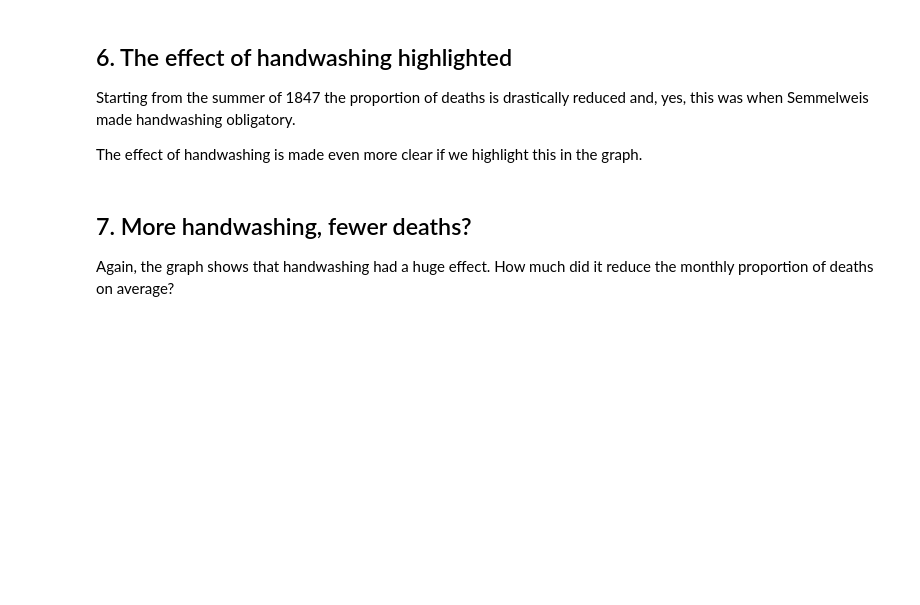
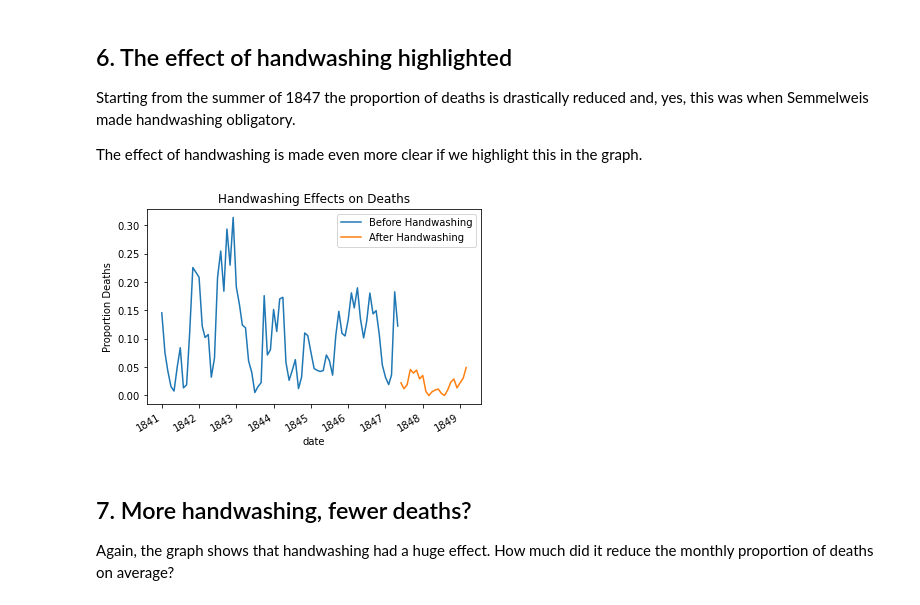
Before and after one commit to dawsonc96/Handwashing-Experiment, a Jupyter notebook: notebook.ipynb, the cells around one changed output. Saved outputs shown, nothing was run; the diff lists cells and outputs as text; code cells hidden in the pictures; blank space fills up the shorter version.

```diff
--- a/notebook.ipynb
+++ b/notebook.ipynb
@@ -183,11 +185,22 @@ def test_plot_plots_correct_data():
 # %%
 # Date when handwashing was made mandatory
 handwashing_start = pd.to_datetime('1847-06-01')
 
 # Split monthly into before and after handwashing_start
-before_washing = ...
-after_washing = ...
+before_washing = monthly[monthly['date'] < handwashing_start]
+after_washing =  monthly[monthly['date'] >= handwashing_start]
 
 # Plot monthly proportion of deaths before and after handwashing
-# ... YOUR CODE FOR TASK 6 ...
+ax = before_washing.plot(x = 'date',
+                         y ='proportion_deaths',
+                         label = 'Before Handwashing')
+after_washing.plot(x = 'date',
+                   y = 'proportion_deaths',
+                   label = 'After Handwashing',
+                   ax = ax,
+                   ylabel = 'Proportion Deaths')
+ax.set_title('Handwashing Effects on Deaths')
+plt.show()
+# %% [output]
+[figure, added]
 # %%
```
Also changed, not shown: parts of 6 cells of this notebook.
